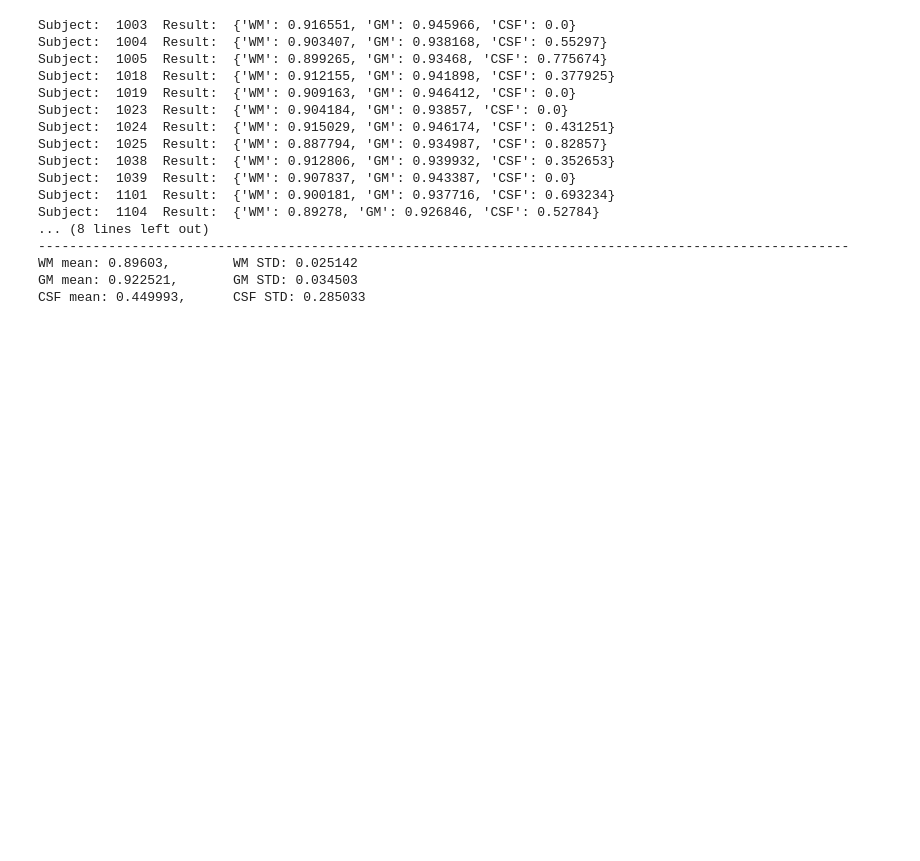
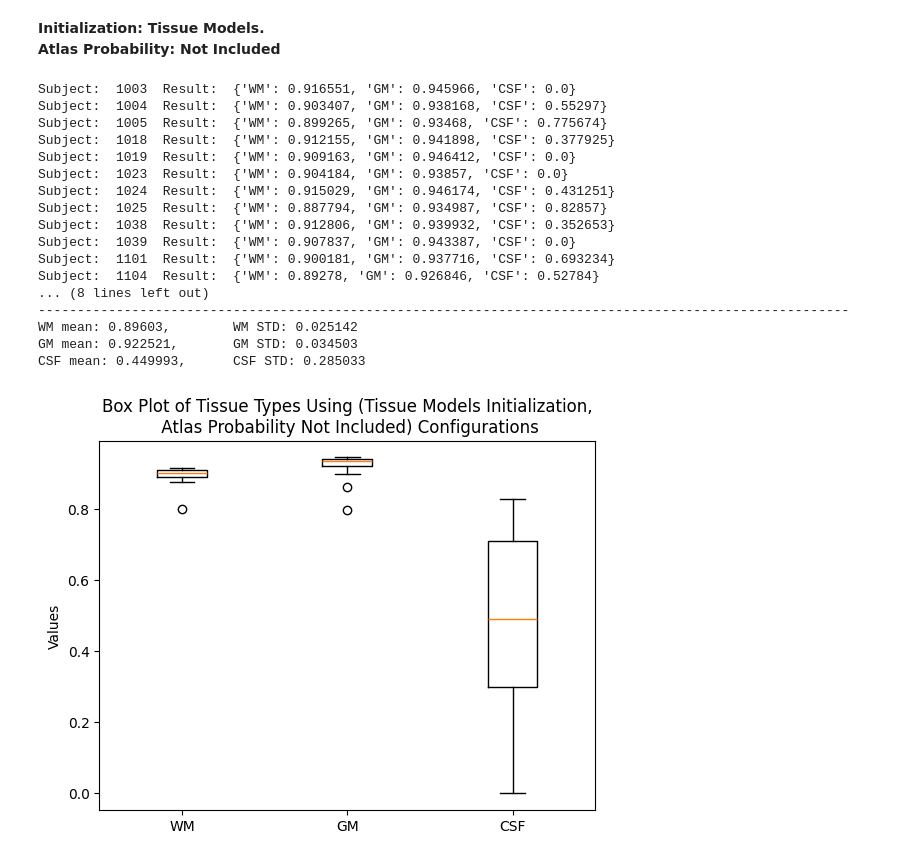
Before and after one commit to abdel-habib/medical-image-segmentation-and-applications, a Jupyter notebook: Lab 3/evaluation.ipynb, the cells around one changed output. Drawn from its saved outputs; the diff is of its cells as text; code cells hidden in the pictures; blank space fills up the shorter version.

```diff
--- a/Lab 3/evaluation.ipynb
+++ b/Lab 3/evaluation.ipynb
@@ -22,3 +87,6 @@ test_masks = sorted(glob(os.path.join(test_masks_path, "*.nii.gz"), recursive=Tr
+# %% [markdown]
+**Initialization: Tissue Models.** \
+**Atlas Probability: Not Included**
 # %%
 ################################################
 ###### INIT=TISSUE MODELS, SINGLE MODALITY #####
@@ -50,30 +118,33 @@ for test_volume, test_label, test_mask in zip(test_volumes, test_labels, test_ma
     dice_coefficients = EVAL.evaluate_dice_volumes(segmentation_result, labels_nifti, labels={'BG':0, 'CSF':1, 'WM':2, 'GM':3})
 
     WM_DICE.append(dice_coefficients['WM'])
     GM_DICE.append(dice_coefficients['GM'])
     CSF_DICE.append(dice_coefficients['CSF'])
 
     print("Subject: ", test_volume.replace('\\','/').split('/')[-1].split('.')[0], " Result: ", dice_coefficients)
 
 print('--------------------------------------------------------------------------------------------------------')
 print(f'WM mean: {round(np.mean(WM_DICE), 6)}, \t WM STD: {round(np.std(WM_DICE), 6)}')
 print(f'GM mean: {round(np.mean(GM_DICE), 6)}, \t GM STD: {round(np.std(GM_DICE), 6)}')
 print(f'CSF mean: {round(np.mean(CSF_DICE), 6)},\t CSF STD: {round(np.std(CSF_DICE), 6)}')
+
+PLOT.plot_boxplot_per_tissue(WM_DICE, GM_DICE, CSF_DICE, config="Tissue Models Initialization,\n Atlas Probability Not Included")
 # %% [output]
 Subject:  1003  Result:  {'WM': 0.916551, 'GM': 0.945966, 'CSF': 0.0}
 Subject:  1004  Result:  {'WM': 0.903407, 'GM': 0.938168, 'CSF': 0.55297}
 Subject:  1005  Result:  {'WM': 0.899265, 'GM': 0.93468, 'CSF': 0.775674}
 Subject:  1018  Result:  {'WM': 0.912155, 'GM': 0.941898, 'CSF': 0.377925}
 Subject:  1019  Result:  {'WM': 0.909163, 'GM': 0.946412, 'CSF': 0.0}
 Subject:  1023  Result:  {'WM': 0.904184, 'GM': 0.93857, 'CSF': 0.0}
 Subject:  1024  Result:  {'WM': 0.915029, 'GM': 0.946174, 'CSF': 0.431251}
 Subject:  1025  Result:  {'WM': 0.887794, 'GM': 0.934987, 'CSF': 0.82857}
 Subject:  1038  Result:  {'WM': 0.912806, 'GM': 0.939932, 'CSF': 0.352653}
 Subject:  1039  Result:  {'WM': 0.907837, 'GM': 0.943387, 'CSF': 0.0}
 Subject:  1101  Result:  {'WM': 0.900181, 'GM': 0.937716, 'CSF': 0.693234}
 Subject:  1104  Result:  {'WM': 0.89278, 'GM': 0.926846, 'CSF': 0.52784}
 ... (8 lines left out)
 --------------------------------------------------------------------------------------------------------
 WM mean: 0.89603,        WM STD: 0.025142
 GM mean: 0.922521,       GM STD: 0.034503
 CSF mean: 0.449993,      CSF STD: 0.285033
+[figure, added]
```
Also changed, not shown: parts of 22 cells of this notebook, 1 other file.
